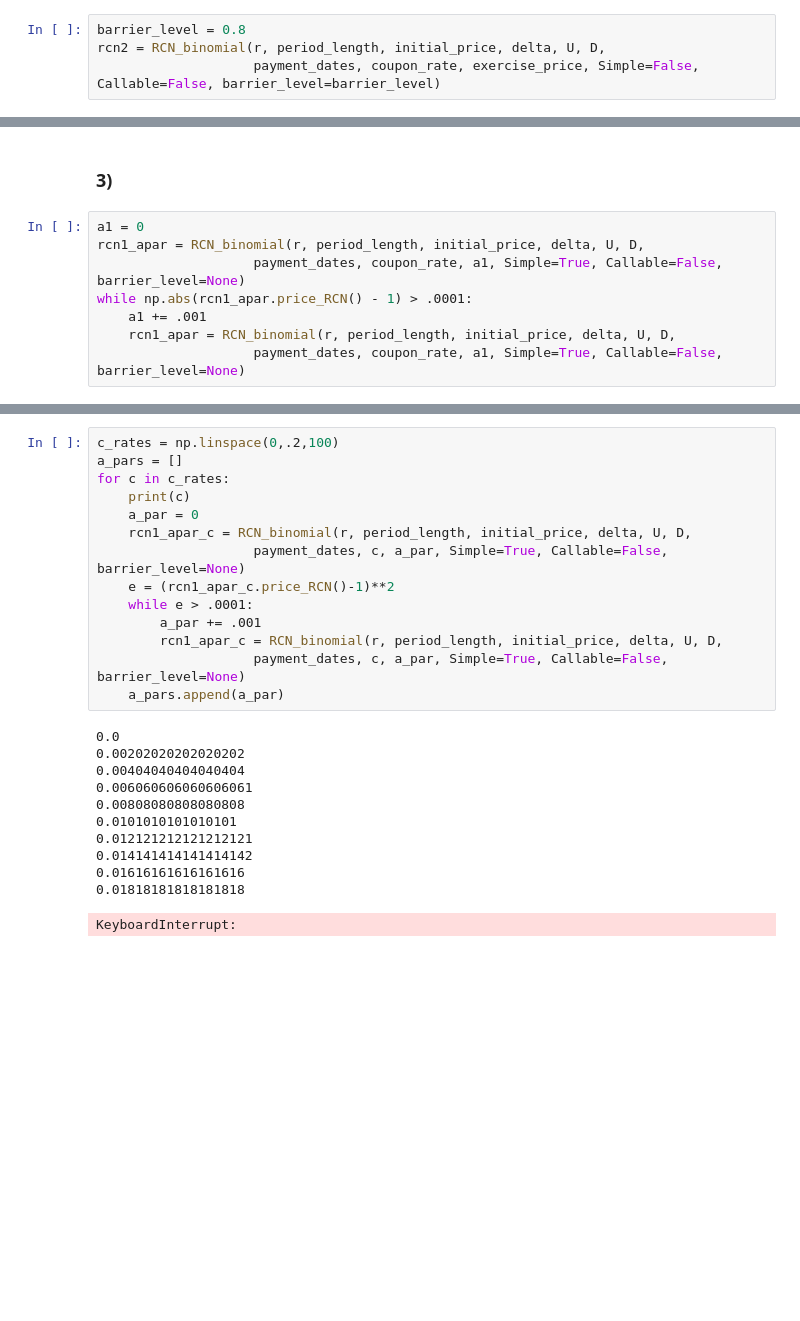
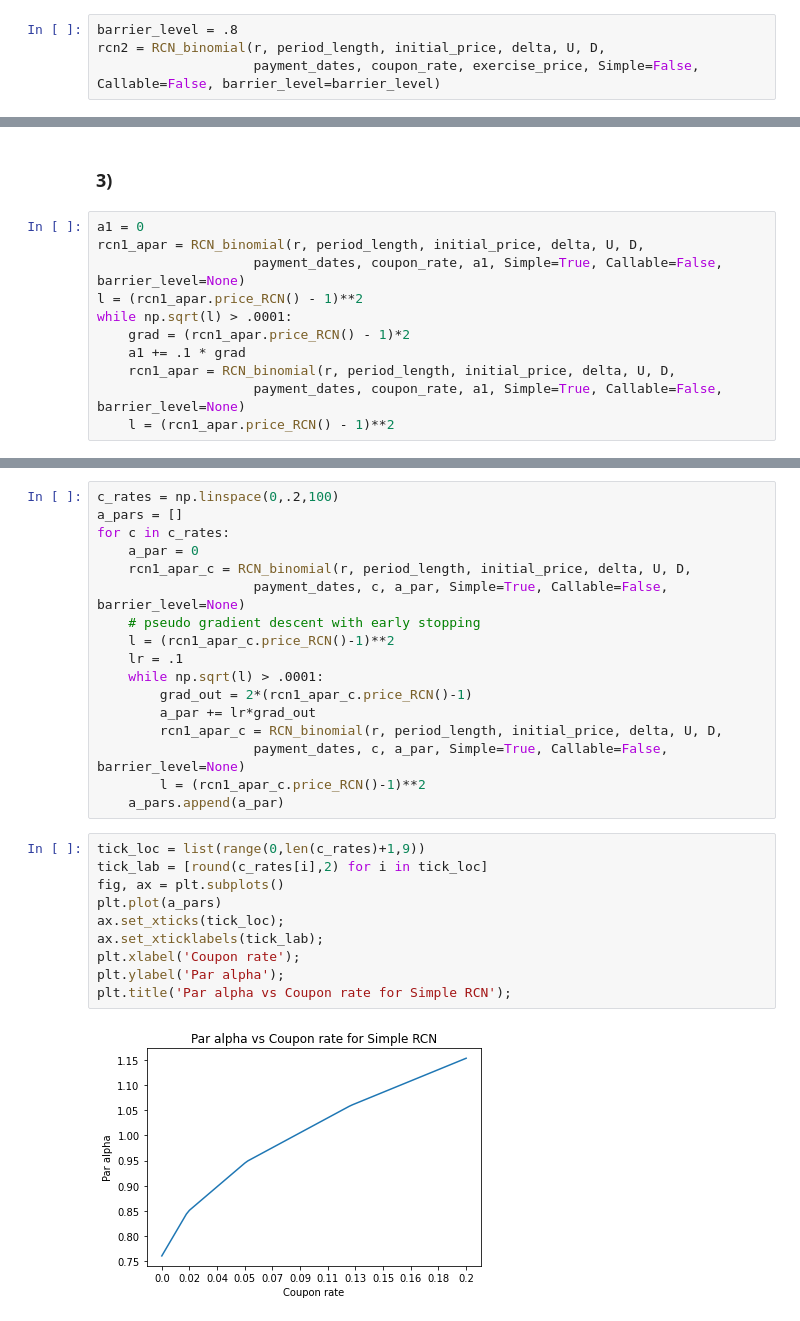
Before and after one commit to dexdx/Derivatives_Project, a Jupyter notebook: part_5.ipynb, the cells around one changed output, grey strips where cells are left out. Cells and saved outputs as stored; diff of their text form; blank space fills up the shorter version.

```diff
--- a/part_5.ipynb
+++ b/part_5.ipynb
@@ -28,7 +28,7 @@ rcn1.price_RCN()
 # %% [markdown]
 #### ii)
 # %%
-barrier_level = 0.8
+barrier_level = .8
 rcn2 = RCN_binomial(r, period_length, initial_price, delta, U, D,
                     payment_dates, coupon_rate, exercise_price, Simple=False, Callable=False, barrier_level=barrier_level)
 # %%
@@ -148,10 +148,13 @@ plt.title('Par rate vs Alpha for barrier RCNs');
 a1 = 0
 rcn1_apar = RCN_binomial(r, period_length, initial_price, delta, U, D,
                     payment_dates, coupon_rate, a1, Simple=True, Callable=False, barrier_level=None)
-while np.abs(rcn1_apar.price_RCN() - 1) > .0001:
-    a1 += .001
+l = (rcn1_apar.price_RCN() - 1)**2
+while np.sqrt(l) > .0001:
+    grad = (rcn1_apar.price_RCN() - 1)*2
+    a1 += .1 * grad
     rcn1_apar = RCN_binomial(r, period_length, initial_price, delta, U, D,
                     payment_dates, coupon_rate, a1, Simple=True, Callable=False, barrier_level=None)
+    l = (rcn1_apar.price_RCN() - 1)**2
 # %%
 rcn1_apar.price_RCN()
 # %% [output]
@@ -160,25 +167,28 @@ rcn1_apar.price_RCN()
 c_rates = np.linspace(0,.2,100)
 a_pars = []
 for c in c_rates:
-    print(c)
     a_par = 0
     rcn1_apar_c = RCN_binomial(r, period_length, initial_price, delta, U, D,
                     payment_dates, c, a_par, Simple=True, Callable=False, barrier_level=None)
-    e = (rcn1_apar_c.price_RCN()-1)**2
-    while e > .0001:
-        a_par += .001
+    # pseudo gradient descent with early stopping
+    l = (rcn1_apar_c.price_RCN()-1)**2
+    lr = .1
+    while np.sqrt(l) > .0001:
+        grad_out = 2*(rcn1_apar_c.price_RCN()-1)
+        a_par += lr*grad_out
         rcn1_apar_c = RCN_binomial(r, period_length, initial_price, delta, U, D,
                     payment_dates, c, a_par, Simple=True, Callable=False, barrier_level=None)
+        l = (rcn1_apar_c.price_RCN()-1)**2
     a_pars.append(a_par)
-# %% [output]
-0.0
-0.00202020202020202
-0.00404040404040404
-0.006060606060606061
-0.00808080808080808
-0.0101010101010101
-0.012121212121212121
-0.014141414141414142
-0.01616161616161616
-0.01818181818181818
-KeyboardInterrupt:
+# %%
+tick_loc = list(range(0,len(c_rates)+1,9))
+tick_lab = [round(c_rates[i],2) for i in tick_loc]
+fig, ax = plt.subplots()
+plt.plot(a_pars)
+ax.set_xticks(tick_loc);
+ax.set_xticklabels(tick_lab);
+plt.xlabel('Coupon rate');
+plt.ylabel('Par alpha');
+plt.title('Par alpha vs Coupon rate for Simple RCN');
+# %% [output]
+[figure, added]
```
Also changed, not shown: parts of 14 cells of this notebook.
